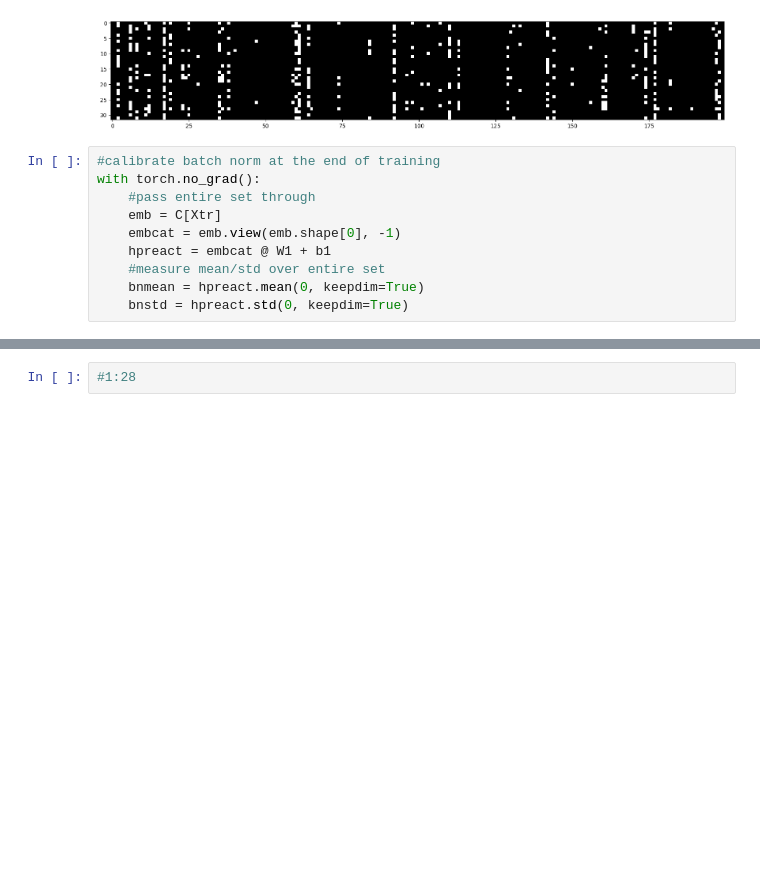
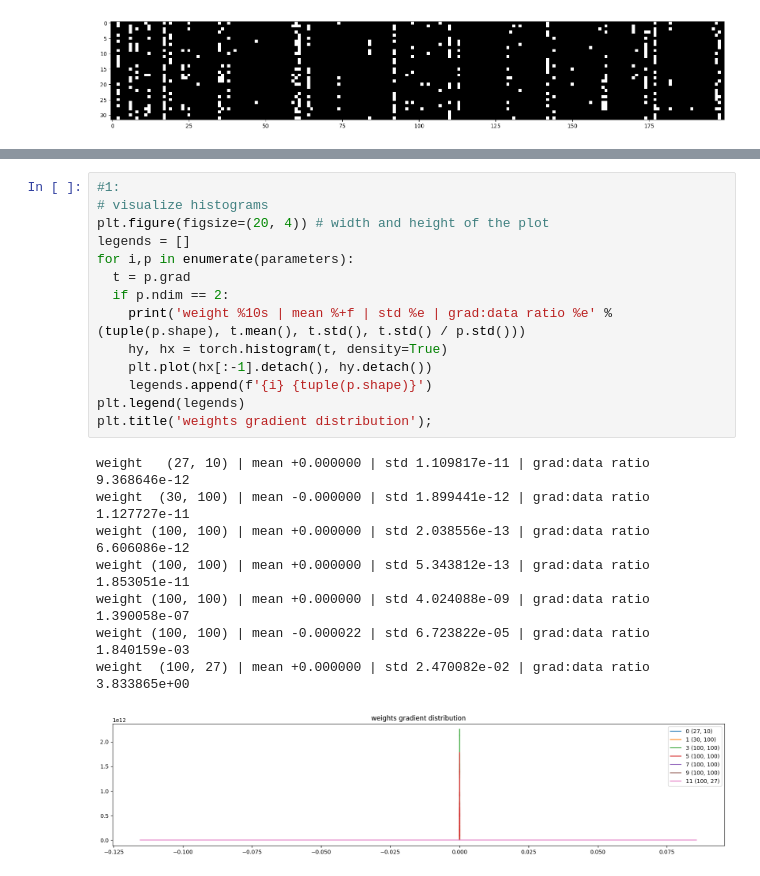
Before and after one commit to MossBeachBrothers/Visualize-Gradients, a Jupyter notebook: src/makemore3.ipynb, the cells around one changed output, grey strips where cells are left out. Saved outputs shown, nothing was run; the diff lists cells and outputs as text; blank space fills up the shorter version.

```diff
--- a/src/makemore3.ipynb
+++ b/src/makemore3.ipynb
@@ -199,14 +179,4 @@ plt.imshow(h.abs() > 0.99, cmap='gray',interpolation='nearest')
 # %% [output]
 <matplotlib.image.AxesImage at 0x...>
 [figure]
-# %%
-#calibrate batch norm at the end of training
-with torch.no_grad():
-    #pass entire set through
-    emb = C[Xtr]
-    embcat = emb.view(emb.shape[0], -1)
-    hpreact = embcat @ W1 + b1
-    #measure mean/std over entire set
-    bnmean = hpreact.mean(0, keepdim=True)
-    bnstd = hpreact.std(0, keepdim=True)
 # %%
@@ -433,2 +405,23 @@ Text(0.5, 1.0, 'activation layer distribution')
 # %%
-#1:28
+#1:
+# visualize histograms
+plt.figure(figsize=(20, 4)) # width and height of the plot
+legends = []
+for i,p in enumerate(parameters):
+  t = p.grad
+  if p.ndim == 2:
+    print('weight %10s | mean %+f | std %e | grad:data ratio %e' % (tuple(p.shape), t.mean(), t.std(), t.std() / p.std()))
+    hy, hx = torch.histogram(t, density=True)
+    plt.plot(hx[:-1].detach(), hy.detach())
+    legends.append(f'{i} {tuple(p.shape)}')
+plt.legend(legends)
+plt.title('weights gradient distribution');
+# %% [output]
+weight   (27, 10) | mean +0.000000 | std 1.109817e-11 | grad:data ratio 9.368646e-12
+weight  (30, 100) | mean -0.000000 | std 1.899441e-12 | grad:data ratio 1.127727e-11
+weight (100, 100) | mean +0.000000 | std 2.038556e-13 | grad:data ratio 6.606086e-12
+weight (100, 100) | mean +0.000000 | std 5.343812e-13 | grad:data ratio 1.853051e-11
+weight (100, 100) | mean +0.000000 | std 4.024088e-09 | grad:data ratio 1.390058e-07
+weight (100, 100) | mean -0.000022 | std 6.723822e-05 | grad:data ratio 1.840159e-03
+weight  (100, 27) | mean +0.000000 | std 2.470082e-02 | grad:data ratio 3.833865e+00
+[figure, added]
```
Also changed, not shown: parts of 7 cells of this notebook.
